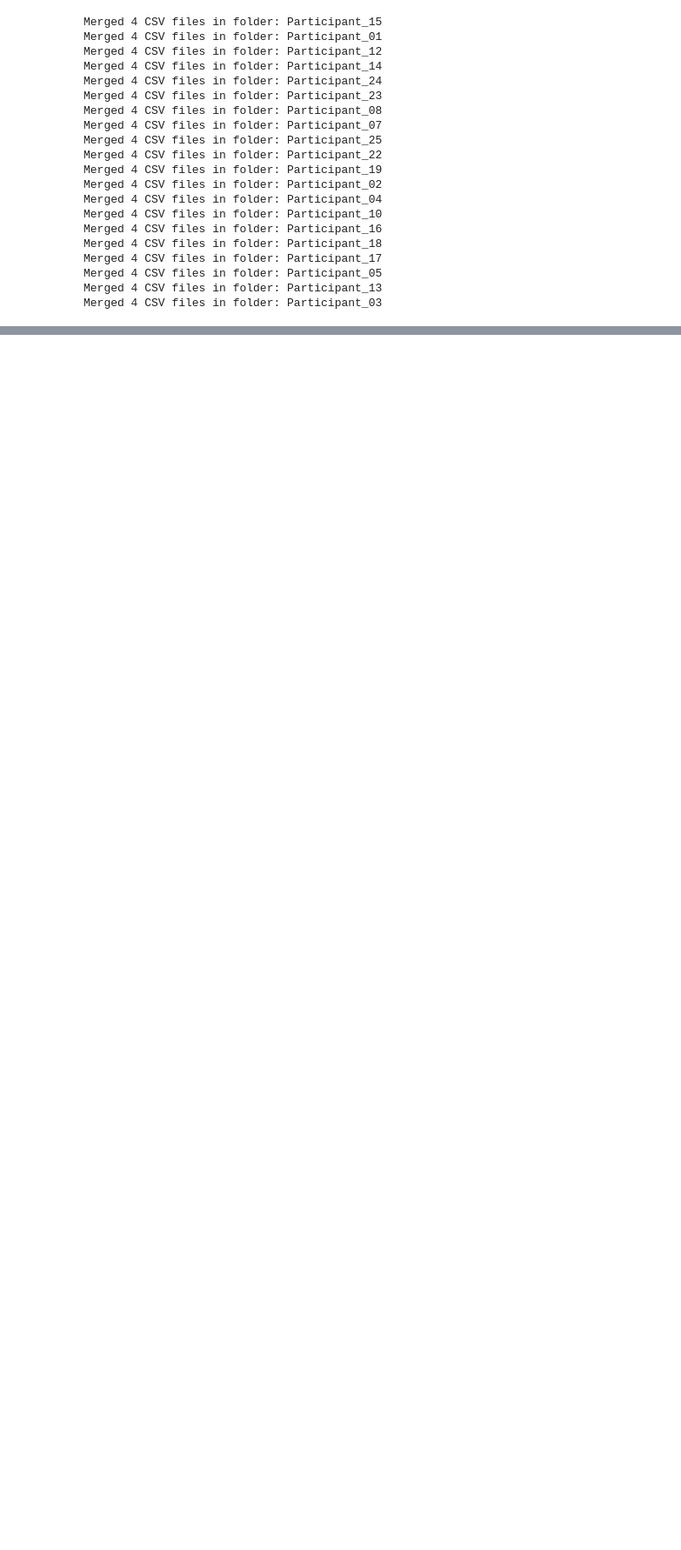
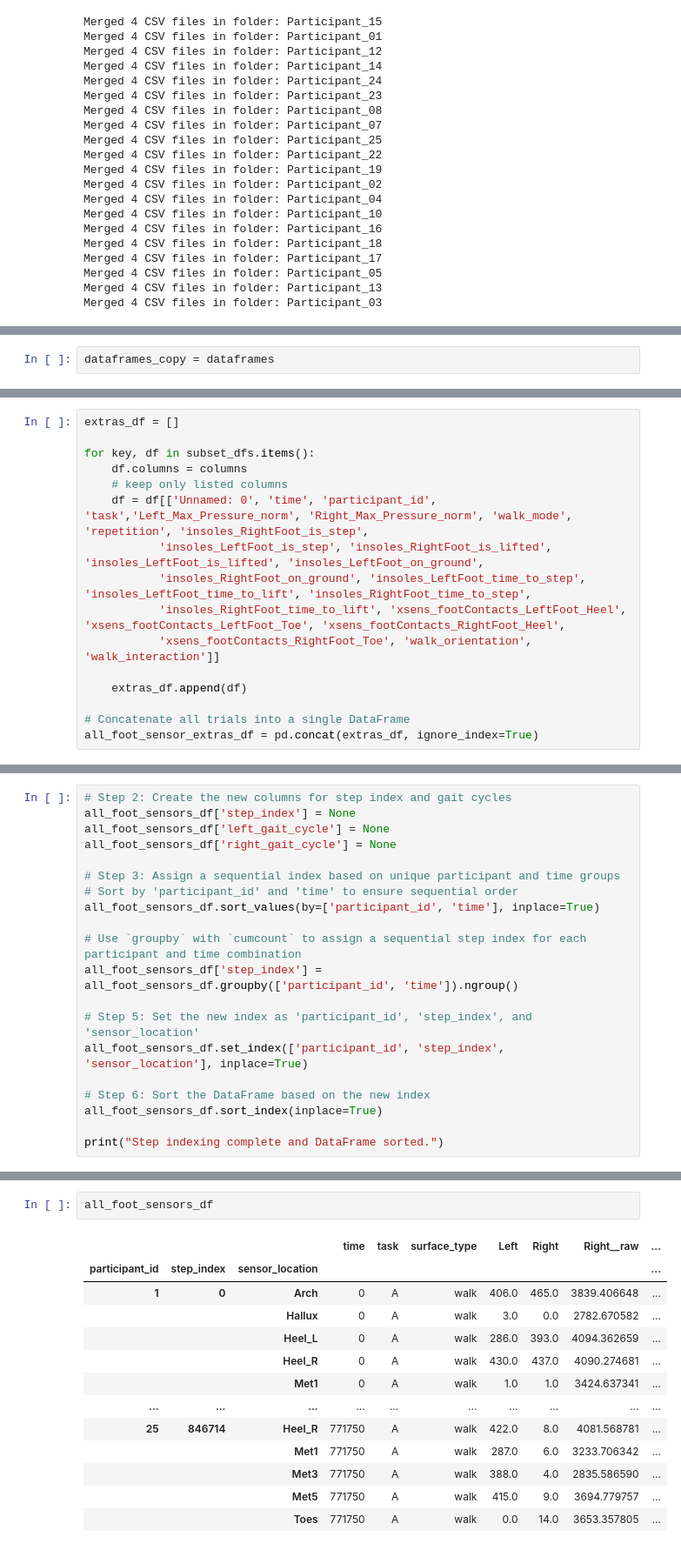
Before and after one commit to mcgillmotionlab/SurfaceClassification_FootPressure_IMU, a Jupyter notebook: code/Code from Honda Development/Honda_data_prep_CourseA.ipynb, the cells around one changed output, grey strips where cells are left out. Shown at 87% size. Saved outputs shown, nothing was run; the diff lists cells and outputs as text; blank space fills up the shorter version.

```diff
--- a/code/Code from Honda Development/Honda_data_prep_CourseA.ipynb
+++ b/code/Code from Honda Development/Honda_data_prep_CourseA.ipynb
@@ -372,0 +447,2 @@ Merged 4 CSV files in folder: Participant_03
+# %%
+dataframes_copy = dataframes
@@ -372,0 +513,16 @@ Merged 4 CSV files in folder: Participant_03
+# %%
+extras_df = []
+
+for key, df in subset_dfs.items():
+    df.columns = columns
+    # keep only listed columns
+    df = df[['Unnamed: 0', 'time', 'participant_id', 'task','Left_Max_Pressure_norm', 'Right_Max_Pressure_norm', 'walk_mode', 'repetition', 'insoles_RightFoot_is_step',
+           'insoles_LeftFoot_is_step', 'insoles_RightFoot_is_lifted', 'insoles_LeftFoot_is_lifted', 'insoles_LeftFoot_on_ground',
+           'insoles_RightFoot_on_ground', 'insoles_LeftFoot_time_to_step', 'insoles_LeftFoot_time_to_lift', 'insoles_RightFoot_time_to_step',
+           'insoles_RightFoot_time_to_lift', 'xsens_footContacts_LeftFoot_Heel', 'xsens_footContacts_LeftFoot_Toe', 'xsens_footContacts_RightFoot_Heel',
+           'xsens_footContacts_RightFoot_Toe', 'walk_orientation', 'walk_interaction']]
+
+    extras_df.append(df)
+
+# Concatenate all trials into a single DataFrame
+all_foot_sensor_extras_df = pd.concat(extras_df, ignore_index=True)
@@ -372,0 +766,20 @@ Merged 4 CSV files in folder: Participant_03
+# %%
+# Step 2: Create the new columns for step index and gait cycles
+all_foot_sensors_df['step_index'] = None
+all_foot_sensors_df['left_gait_cycle'] = None
+all_foot_sensors_df['right_gait_cycle'] = None
+
+# Step 3: Assign a sequential index based on unique participant and time groups
+# Sort by 'participant_id' and 'time' to ensure sequential order
+all_foot_sensors_df.sort_values(by=['participant_id', 'time'], inplace=True)
+
+# Use `groupby` with `cumcount` to assign a sequential step index for each participant and time combination
+all_foot_sensors_df['step_index'] = all_foot_sensors_df.groupby(['participant_id', 'time']).ngroup()
+
+# Step 5: Set the new index as 'participant_id', 'step_index', and 'sensor_location'
+all_foot_sensors_df.set_index(['participant_id', 'step_index', 'sensor_location'], inplace=True)
+
+# Step 6: Sort the DataFrame based on the new index
+all_foot_sensors_df.sort_index(inplace=True)
+
+print("Step indexing complete and DataFrame sorted.")
@@ -372,0 +788,16 @@ Merged 4 CSV files in folder: Participant_03
+# %%
+all_foot_sensors_df
+# %% [output]
+|  |  |  | time | task | surface_type | Left | Right | Right__raw | ... |
+| participant_id | step_index | sensor_location |  |  |  |  |  |  | ... |
+| 1 | 0 | Arch | 0 | A | walk | 406.0 | 465.0 | 3839.406648 | ... |
+|  |  | Hallux | 0 | A | walk | 3.0 | 0.0 | 2782.670582 | ... |
+|  |  | Heel_L | 0 | A | walk | 286.0 | 393.0 | 4094.362659 | ... |
+|  |  | Heel_R | 0 | A | walk | 430.0 | 437.0 | 4090.274681 | ... |
+|  |  | Met1 | 0 | A | walk | 1.0 | 1.0 | 3424.637341 | ... |
+| ... | ... | ... | ... | ... | ... | ... | ... | ... | ... |
+| 25 | 846714 | Heel_R | 771750 | A | walk | 422.0 | 8.0 | 4081.568781 | ... |
+|  |  | Met1 | 771750 | A | walk | 287.0 | 6.0 | 3233.706342 | ... |
+|  |  | Met3 | 771750 | A | walk | 388.0 | 4.0 | 2835.586590 | ... |
+|  |  | Met5 | 771750 | A | walk | 415.0 | 9.0 | 3694.779757 | ... |
+|  |  | Toes | 771750 | A | walk | 0.0 | 14.0 | 3653.357805 | ... |
```
Also changed, not shown: parts of 37 cells of this notebook, 3 other files.
